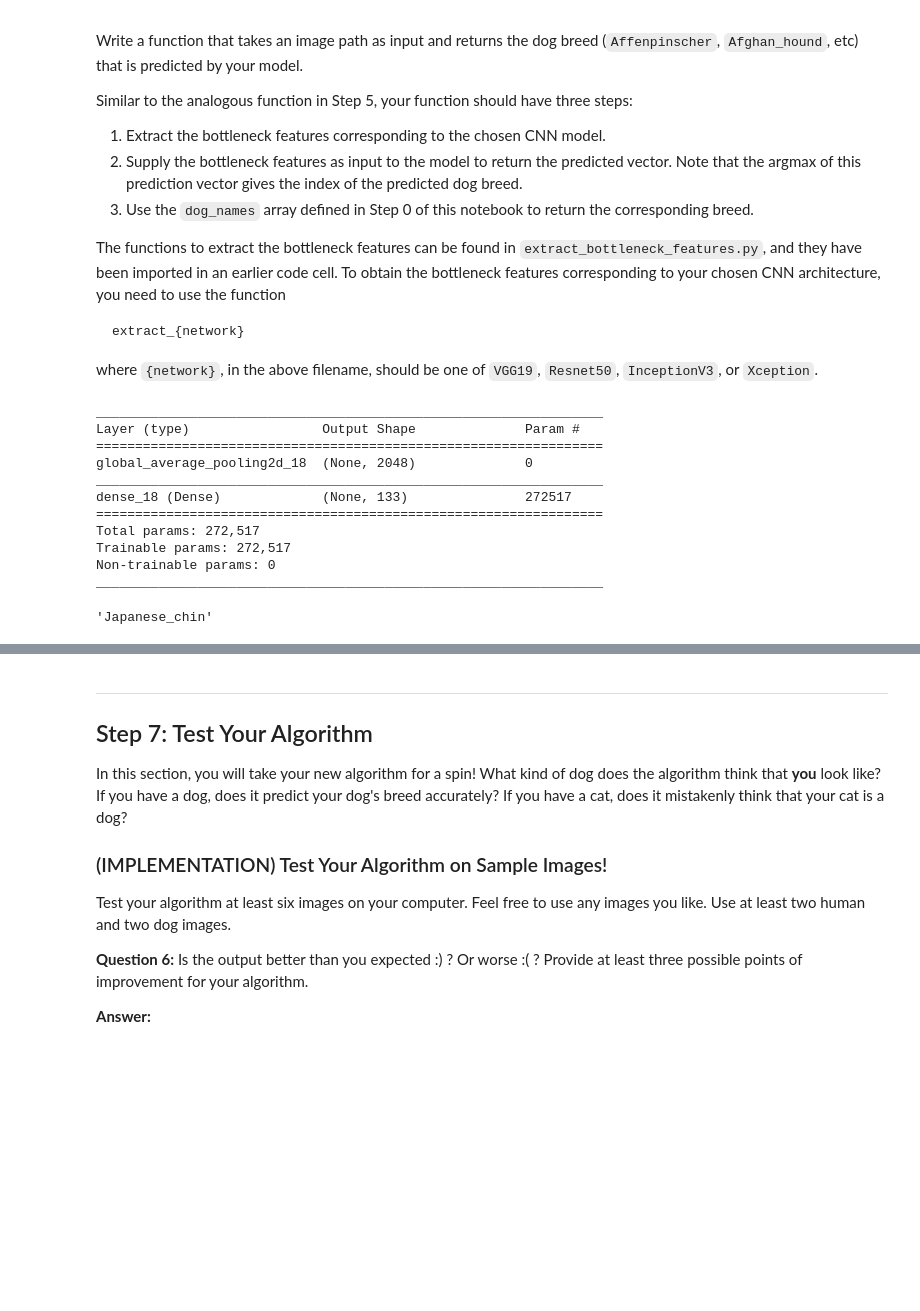
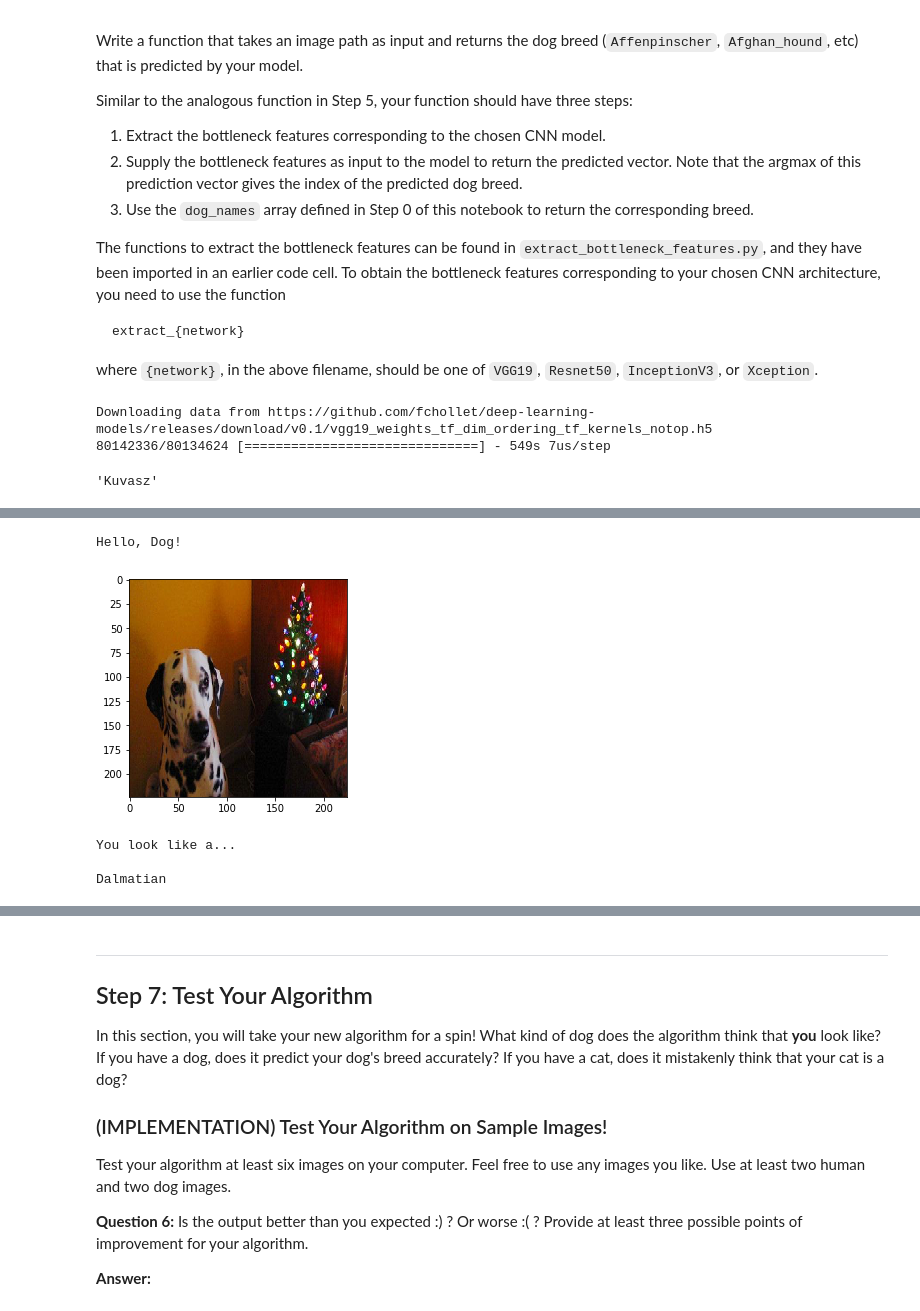
Before and after one commit to holandajunior/deep-learning-nanodegree-projects, a Jupyter notebook: dog-project/dog_app.ipynb, the cells around one changed output, grey strips where cells are left out. Cells and saved outputs as stored; diff of their text form; code cells hidden in the pictures; blank space fills up the shorter version.

```diff
--- a/dog-project/dog_app.ipynb
+++ b/dog-project/dog_app.ipynb
@@ -924,6 +930,6 @@ checkpointer = ModelCheckpoint(filepath='saved_models/weights.best.VGG19.hdf5',
 
 vgg_model.fit(train_vgg, train_targets,
           validation_data=(valid_vgg, valid_targets),
-          epochs=20, batch_size=20, callbacks=[checkpointer], verbose=1)
+          epochs=10, batch_size=20, callbacks=[checkpointer], verbose=1)
 # %% [output]
 Train on 6680 samples, validate on 835 samples
@@ -978,37 +987,20 @@ where `{network}`, in the above filename, should be one of `VGG19`, `Resnet50`,
 ### TODO: Write a function that takes a path to an image as input
 ### and returns the dog breed that is predicted by the model.
 
-def resnet_predict_breed(img_path):
+def vgg_predict_breed(img_path):
     # extract bottleneck features
-    bott_features = extract_Resnet50(path_to_tensor(img_path))
-
-    # Since the returned array has dimension (1, 7, 7, X), my previous model can not be able to predict from this array
-    # Now, I am creating a properly model
-    resnet_adapted = Sequential()
-    resnet_adapted.add(GlobalAveragePooling2D(input_shape=bott_features.shape[1:]))
-    resnet_adapted.add(Dense(133, activation='softmax'))
-
-    resnet_adapted.summary()
+    bott_features = extract_VGG19(path_to_tensor(img_path))
 
     # obtain predicted vector
-    predicted_vector = resnet_adapted.predict(bott_features)
+    predicted_vector = vgg_model.predict(bott_features)
     # return dog breed that is predicted by the model
     return dog_names[np.argmax(predicted_vector)]
 # %%
-resnet_predict_breed(train_files[0])
+vgg_predict_breed(train_files[0])
 # %% [output]
-_________________________________________________________________
-Layer (type)                 Output Shape              Param #
-=================================================================
-global_average_pooling2d_18  (None, 2048)              0
-_________________________________________________________________
-dense_18 (Dense)             (None, 133)               272517
-=================================================================
-Total params: 272,517
-Trainable params: 272,517
-Non-trainable params: 0
-_________________________________________________________________
+Downloading data from https://github.com/fchollet/deep-learning-models/releases/download/v0.1/vgg19_weights_tf_dim_ordering_tf_kernels_notop.h5
+80142336/80134624 [==============================] - 549s 7us/step
-'Japanese_chin'
+'Kuvasz'
 # %% [markdown]
 ---
 <a id='step6'></a>
@@ -1032,0 +1022,32 @@ Some sample output for our algorithm is provided below, but feel free to design
+# %%
+### TODO: Write your algorithm.
+### Feel free to use as many code cells as needed.
+
+def getEntity(img_path):
+
+    isHuman = face_detector(img_path)
+    isDog = dog_detector(img_path)
+
+    if not isHuman and not isDog:
+        print("You are neither a human nor a dog.. This is strange... Are you an E.T?")
+
+    else:
+        if isHuman:
+            print("Hello, Human!")
+        else:
+            print("Hello, Dog!")
+
+        img = image.load_img(img_path, target_size=(224, 224))
+        plt.imshow(img)
+        plt.show()
+
+        print("You look like a...\n")
+        print(vgg_predict_breed(img_path))
+# %%
+getEntity(dog_files_short[1])
+# %% [output]
+Hello, Dog!
+[figure, added]
+You look like a...
+
+Dalmatian
```
Also changed, not shown: parts of 18 cells of this notebook.
